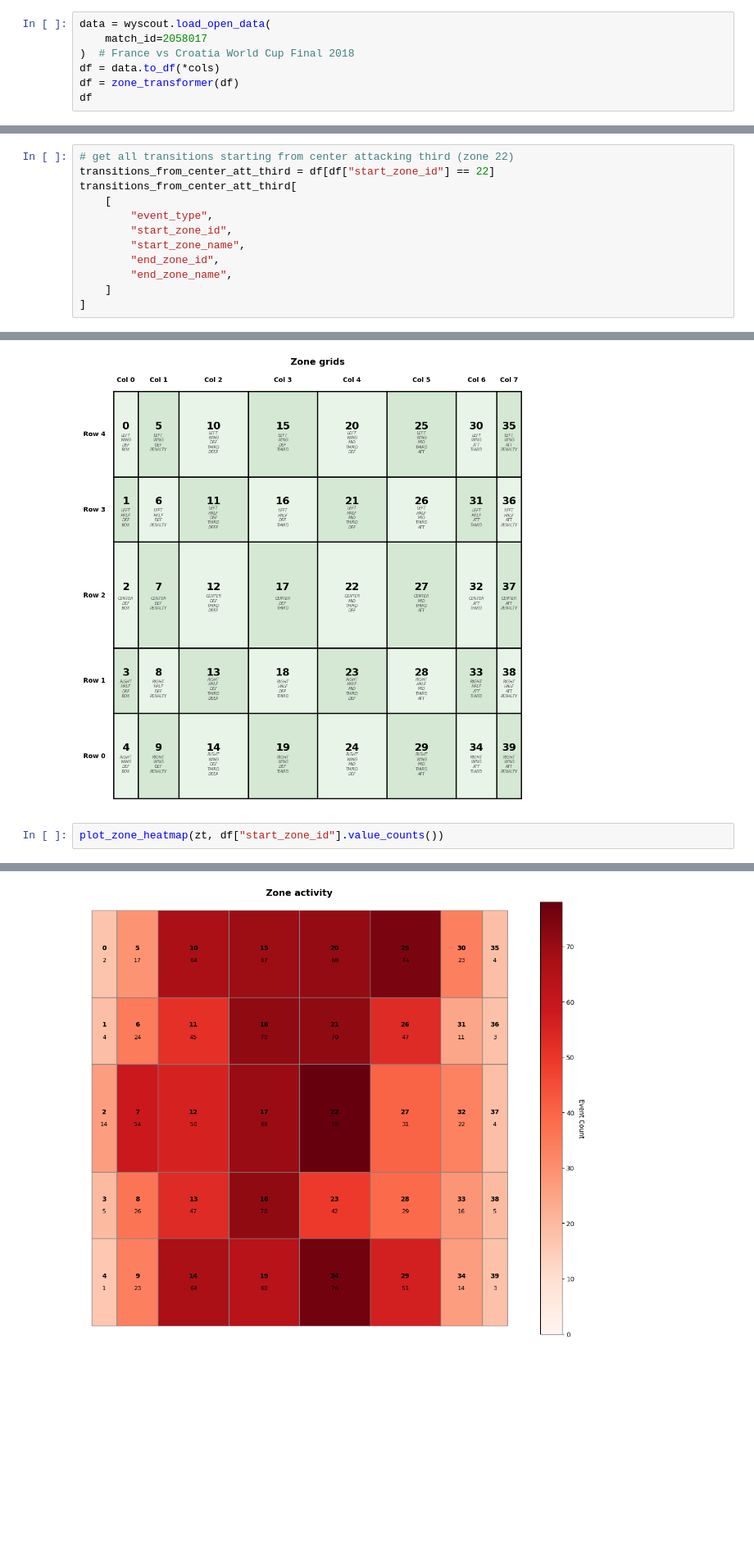
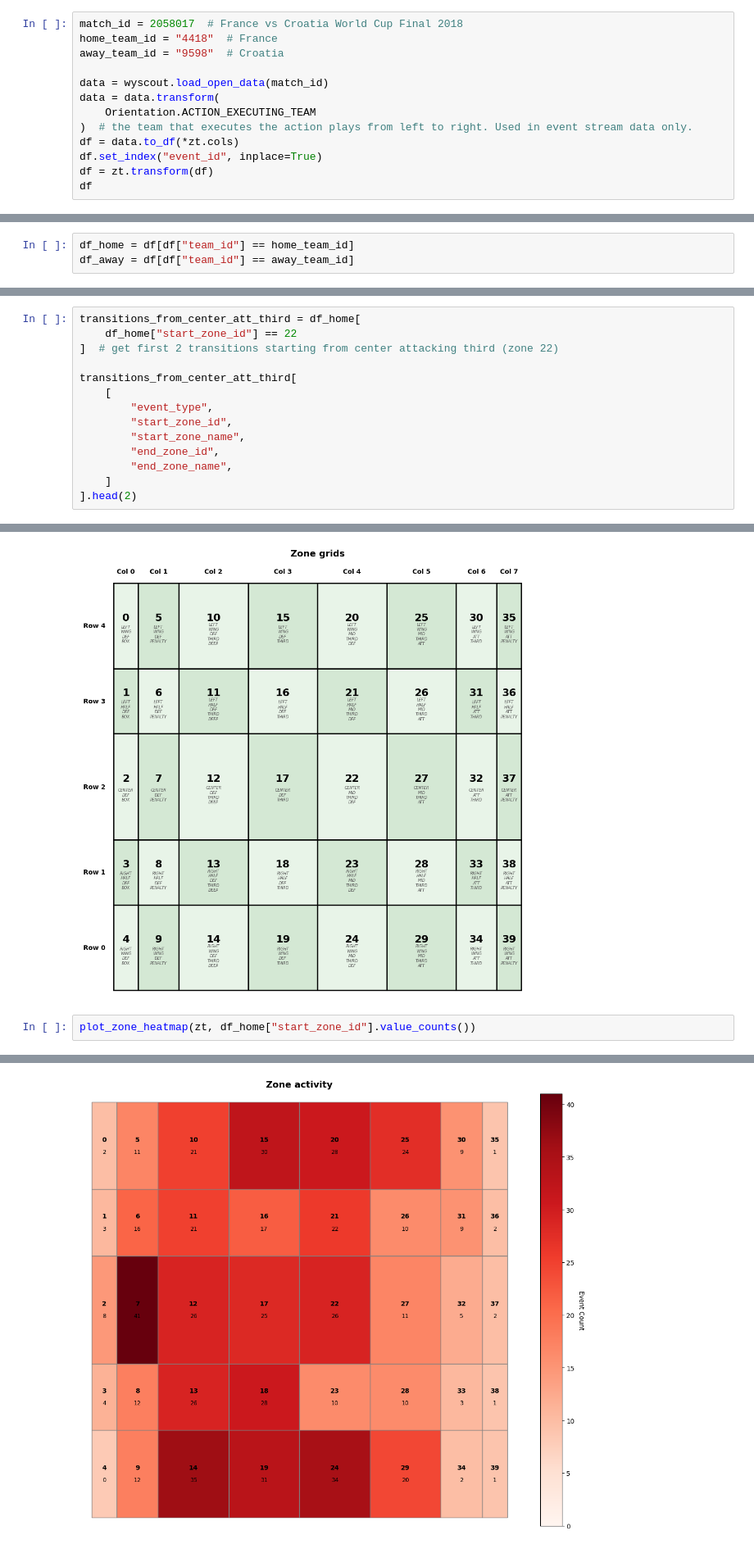
Before and after one commit to vladi2002/Football-Tactical-Clustering, a Jupyter notebook: graph.ipynb, the cells around one changed output, grey strips where cells are left out. Shown: that part at 82% size. Drawn from its saved outputs; the diff is of its cells as text; blank space fills up the shorter version.

Commit message:
split home and away team

```diff
--- a/graph.ipynb
+++ b/graph.ipynb
@@ -219,10 +215,16 @@ def zone_transformer(df):
 # %% [markdown]
 We can use [kloppy](https://kloppy.pysport.org/) to load the [Wyscout](https://kloppy.pysport.org/user-guide/loading-data/wyscout/) dataset.
 # %%
-data = wyscout.load_open_data(
-    match_id=2058017
-)  # France vs Croatia World Cup Final 2018
-df = data.to_df(*cols)
-df = zone_transformer(df)
+match_id = 2058017  # France vs Croatia World Cup Final 2018
+home_team_id = "4418"  # France
+away_team_id = "9598"  # Croatia
+
+data = wyscout.load_open_data(match_id)
+data = data.transform(
+    Orientation.ACTION_EXECUTING_TEAM
+)  # the team that executes the action plays from left to right. Used in event stream data only.
+df = data.to_df(*zt.cols)
+df.set_index("event_id", inplace=True)
+df = zt.transform(df)
 df
 # %% [output]
@@ -244,4 +247,7 @@ unique_players = df["player_id"].nunique()
 print(f"Total unique players: {unique_players}")
 # %% [output]
 Total unique players: 27
+# %%
+df_home = df[df["team_id"] == home_team_id]
+df_away = df[df["team_id"] == away_team_id]
 # %%
@@ -266,6 +269,8 @@ attacking_penalty_center_events
 # %%
-# get all transitions starting from center attacking third (zone 22)
-transitions_from_center_att_third = df[df["start_zone_id"] == 22]
+transitions_from_center_att_third = df_home[
+    df_home["start_zone_id"] == 22
+]  # get first 2 transitions starting from center attacking third (zone 22)
+
 transitions_from_center_att_third[
     [
         "event_type",
@@ -274,6 +279,6 @@ transitions_from_center_att_third[
         "end_zone_id",
         "end_zone_name",
     ]
-]
+].head(2)
 # %% [output]
 |  | event_type | start_zone_id | start_zone_name | end_zone_id | end_zone_name |
@@ -771,11 +755,11 @@ plt.show()
 # %% [output]
 [figure]
 # %%
-plot_zone_heatmap(zt, df["start_zone_id"].value_counts())
+plot_zone_heatmap(zt, df_home["start_zone_id"].value_counts())
 # %% [output]
 (<Figure size 1400x1000 with 2 Axes>,
  <Axes: title={'center': 'Zone activity'}>)
-[figure, old version]
+[figure, new version]
 # %%
 # heatmap of all events without zones
 coordinates = df[["start_x", "start_y"]].dropna()
```
Also changed, not shown: parts of 13 cells of this notebook.
